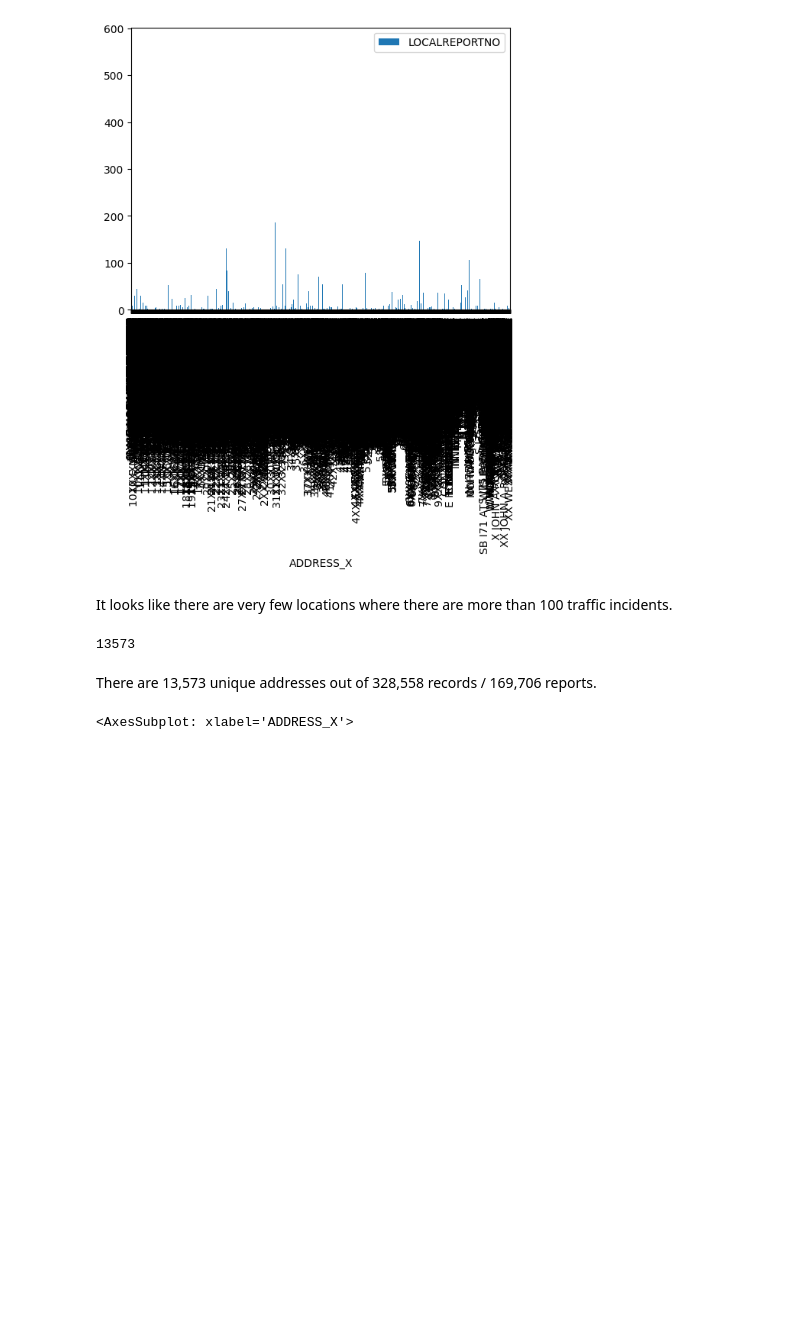
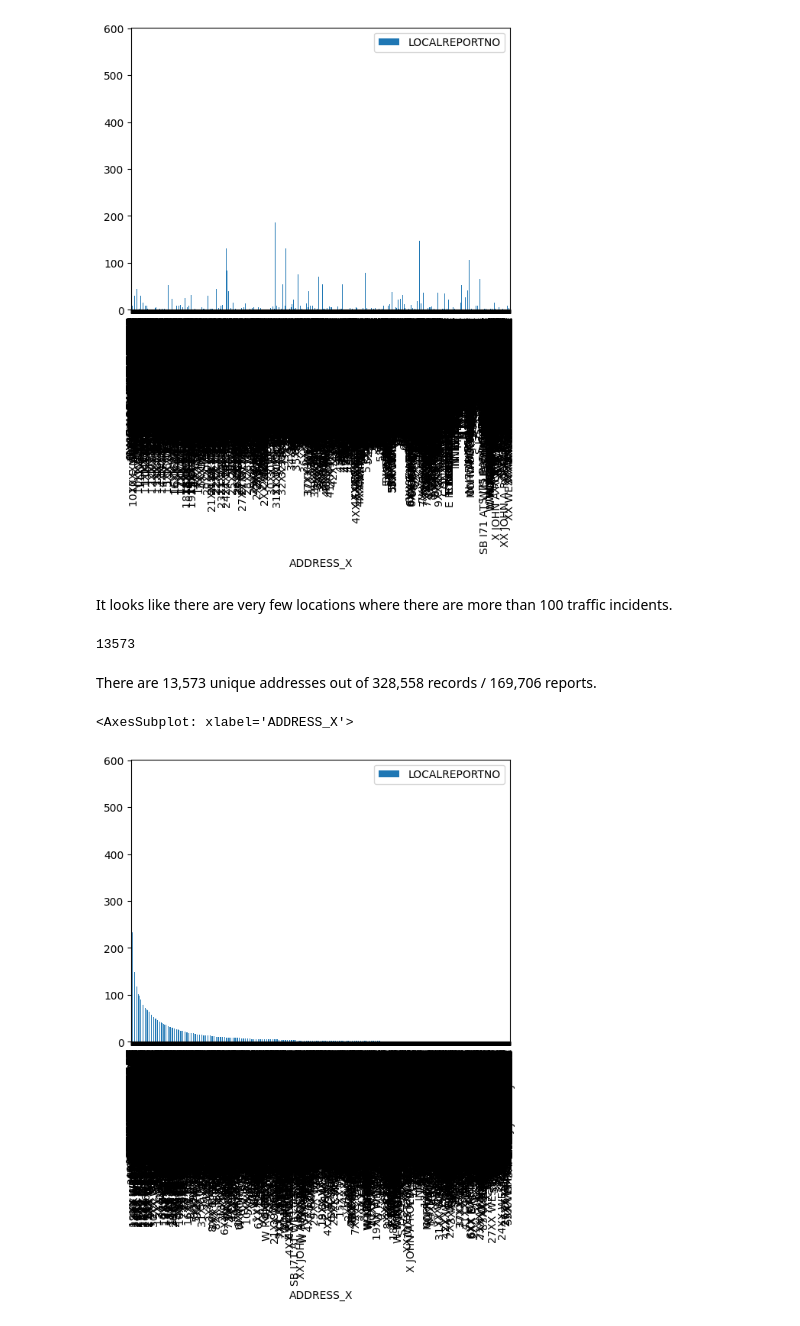
Before and after one commit to erntan/traffic_cincy, a Jupyter notebook: 00_crash_data.ipynb, the cells around one changed output. Saved outputs shown, nothing was run; the diff lists cells and outputs as text; code cells hidden in the pictures; blank space fills up the shorter version.

```diff
--- a/00_crash_data.ipynb
+++ b/00_crash_data.ipynb
@@ -485,7 +485,10 @@ data.ADDRESS_X.nunique()
 There are 13,573 unique addresses out of 328,558 records / 169,706 reports.
 # %%
 addr_incs = data[['ADDRESS_X', 'LOCALREPORTNO']]
+# %%
+addr_incs_grp = addr_incs.groupby('ADDRESS_X').nunique().sort_values(by='LOCALREPORTNO', ascending=False)
 # %%
-addr_incs.groupby('ADDRESS_X').nunique().plot(kind='bar')
+addr_incs_grp.plot(kind='bar')
 # %% [output]
 <AxesSubplot: xlabel='ADDRESS_X'>
+[figure, added]
```
Also changed, not shown: parts of 8 cells of this notebook.
